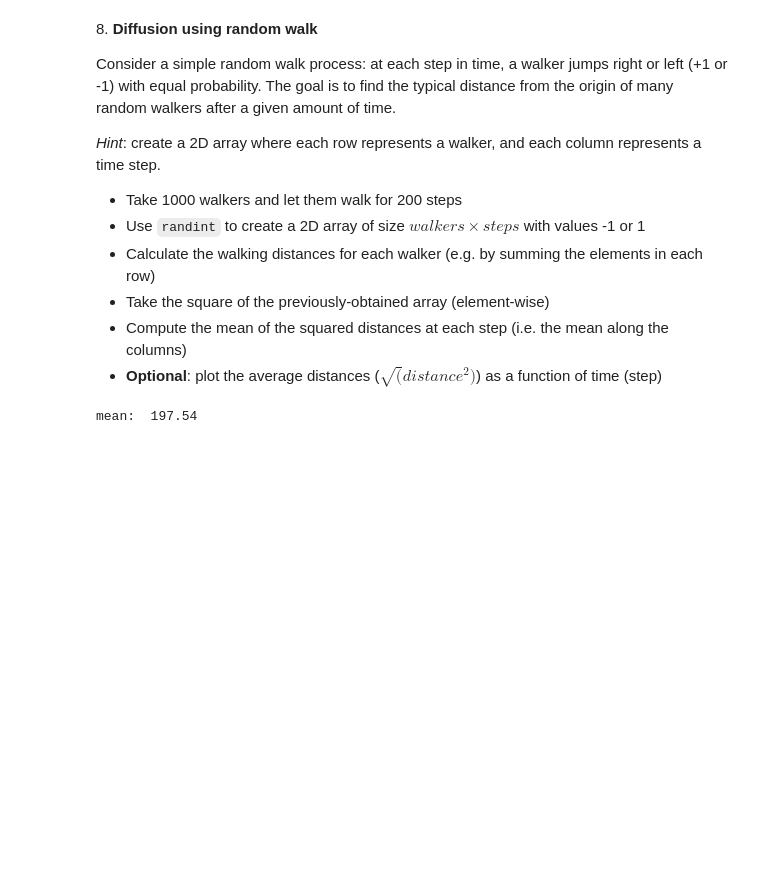
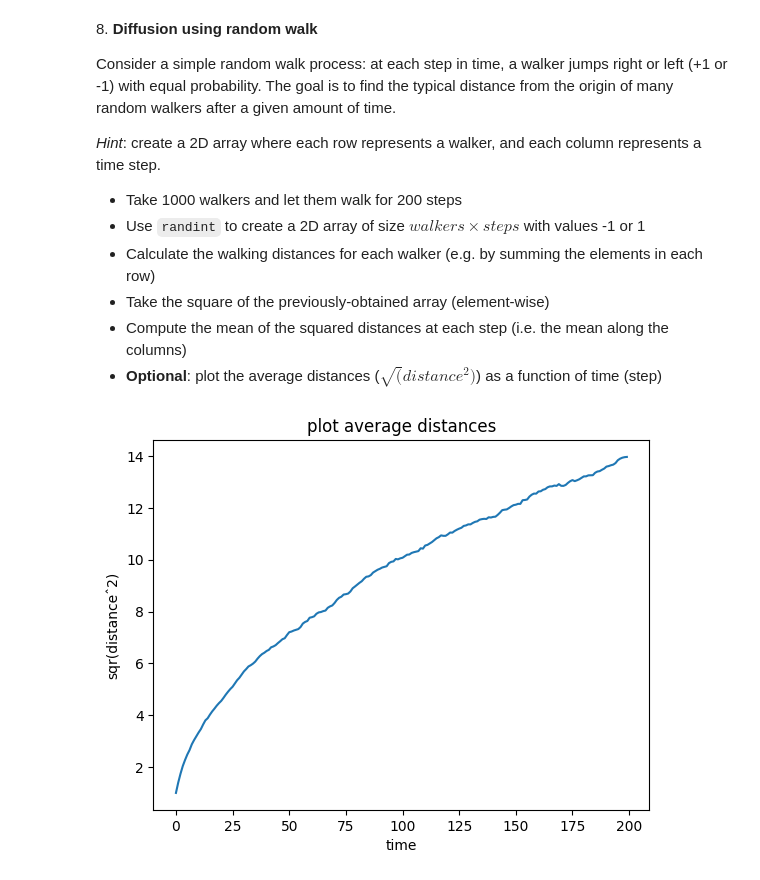
Before and after one commit to zucchett/ScientificComputingWithPython2022, a Jupyter notebook: 04ex_numpy.ipynb, the cells around one changed output. Saved outputs shown, nothing was run; the diff lists cells and outputs as text; code cells hidden in the pictures; blank space fills up the shorter version.

```diff
--- a/04ex_numpy.ipynb
+++ b/04ex_numpy.ipynb
@@ -380,33 +380,47 @@ Consider a simple random walk process: at each step in time, a walker jumps righ
 # %%
 import random
 
 walkers = 1000
 steps = 200
 
 arr = np.empty([walkers*steps])
 
 for k in range(walkers*steps):
     arr[k] = random.randint(0,1)
     if arr[k] == 0:
         arr[k] = -1
 
 arr = arr.reshape(walkers,steps)
 arr_1 = []
 
 for i in range(walkers):
-    summ = 0
+    new_value = 0
     for j in range(steps):
-        summ = summ+arr[i,j]
-    sum_squared = summ*summ
-    arr_1.append(sum_squared)
+        new_value = new_value+arr[i,j]
+        arr_1.append(new_value)
 
-sum2 = 0
-f = len(arr_1)
-for i in range(f):
-    sum2 = sum2+arr_1[i]
+arr_1 = np.array(arr_1)
+arr_1 = arr_1.reshape(walkers,steps)
 
-mean = sum2/f
+arr_2 = np.square(arr_1)
+arr_3 = []
 
-print("mean: ",mean)
+for j in range(steps):
+    mean = 0
+    for i in range(walkers):
+        mean = mean + arr_2[i,j]
+    mean = mean/walkers
+    arr_3.append(mean)
+
+arr_3 = np.array(arr_3)
+arr_3 = np.sqrt(arr_3)
+
+import matplotlib.pyplot as plt
+
+plt.plot(np.arange(0,steps),arr_3)
+plt.xlabel('time')
+plt.ylabel('sqr(distanceˆ2)')
+plt.title('plot average distances')
+plt.show()
 # %% [output]
-mean:  197.54
+[figure, added]
```
Also changed, not shown: parts of 2 cells of this notebook, 1 other file.
